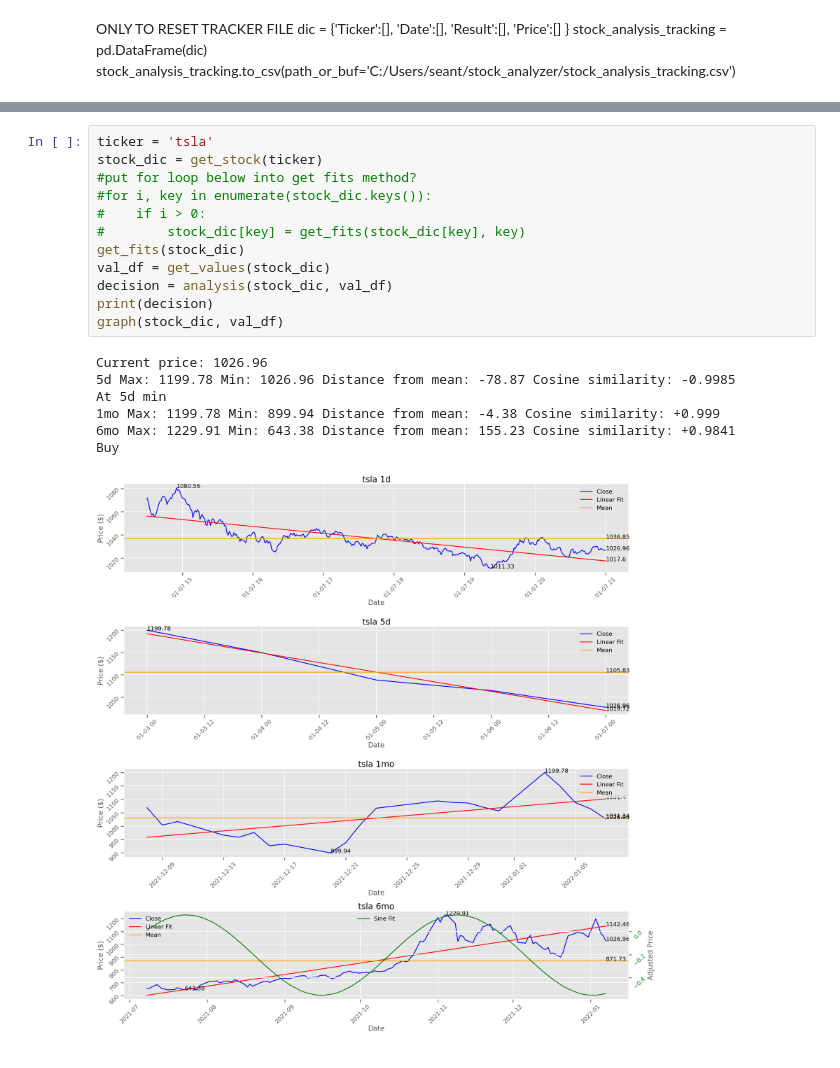
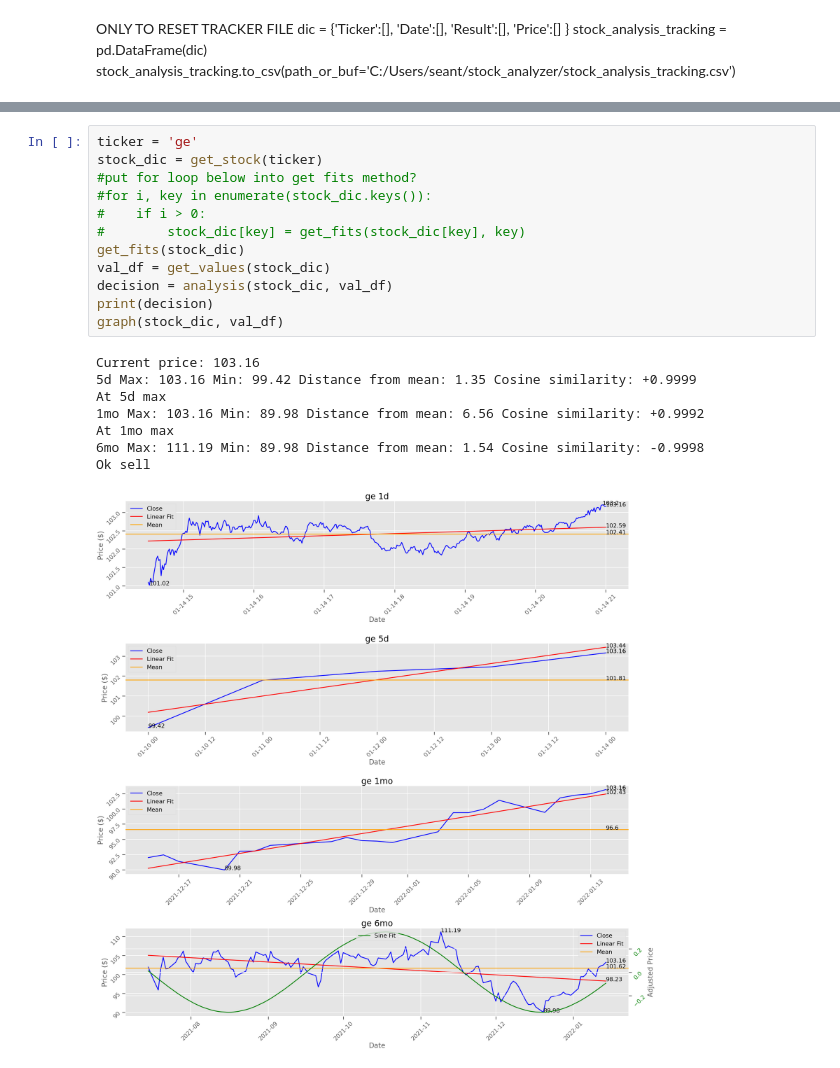
Before and after one commit to seantanken/GalvanizeRepo, a Jupyter notebook: stock_analyzer/yfinance_stock_analysis.ipynb, the cells around one changed output, grey strips where cells are left out. Drawn from its saved outputs; the diff is of its cells as text.

```diff
--- a/stock_analyzer/yfinance_stock_analysis.ipynb
+++ b/stock_analyzer/yfinance_stock_analysis.ipynb
@@ -317,21 +317,22 @@ Current price: 102.24
 Buy
 # %%
-ticker = 'tsla'
+ticker = 'ge'
 stock_dic = get_stock(ticker)
 #put for loop below into get fits method?
 #for i, key in enumerate(stock_dic.keys()):
 #    if i > 0:
 #        stock_dic[key] = get_fits(stock_dic[key], key)
 get_fits(stock_dic)
 val_df = get_values(stock_dic)
 decision = analysis(stock_dic, val_df)
 print(decision)
 graph(stock_dic, val_df)
 # %% [output]
-Current price: 1026.96
-5d Max: 1199.78 Min: 1026.96 Distance from mean: -78.87 Cosine similarity: -0.9985
-At 5d min
-1mo Max: 1199.78 Min: 899.94 Distance from mean: -4.38 Cosine similarity: +0.999
-6mo Max: 1229.91 Min: 643.38 Distance from mean: 155.23 Cosine similarity: +0.9841
-Buy
+Current price: 103.16
+5d Max: 103.16 Min: 99.42 Distance from mean: 1.35 Cosine similarity: +0.9999
+At 5d max
+1mo Max: 103.16 Min: 89.98 Distance from mean: 6.56 Cosine similarity: +0.9992
+At 1mo max
+6mo Max: 111.19 Min: 89.98 Distance from mean: 1.54 Cosine similarity: -0.9998
+Ok sell
-[figure, old version]
+[figure, new version]
```
Also changed, not shown: parts of 1 cell of this notebook, 1 other file.
